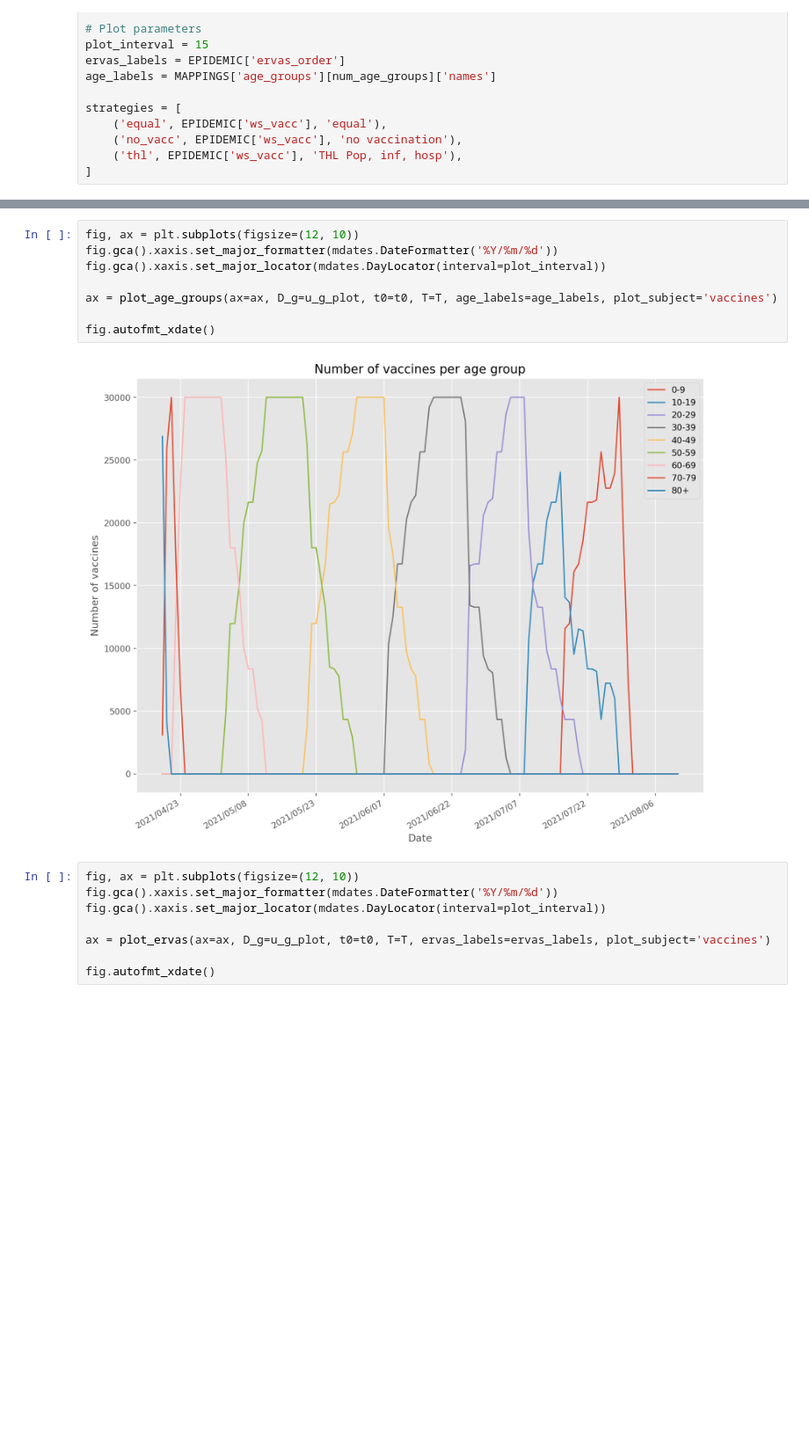
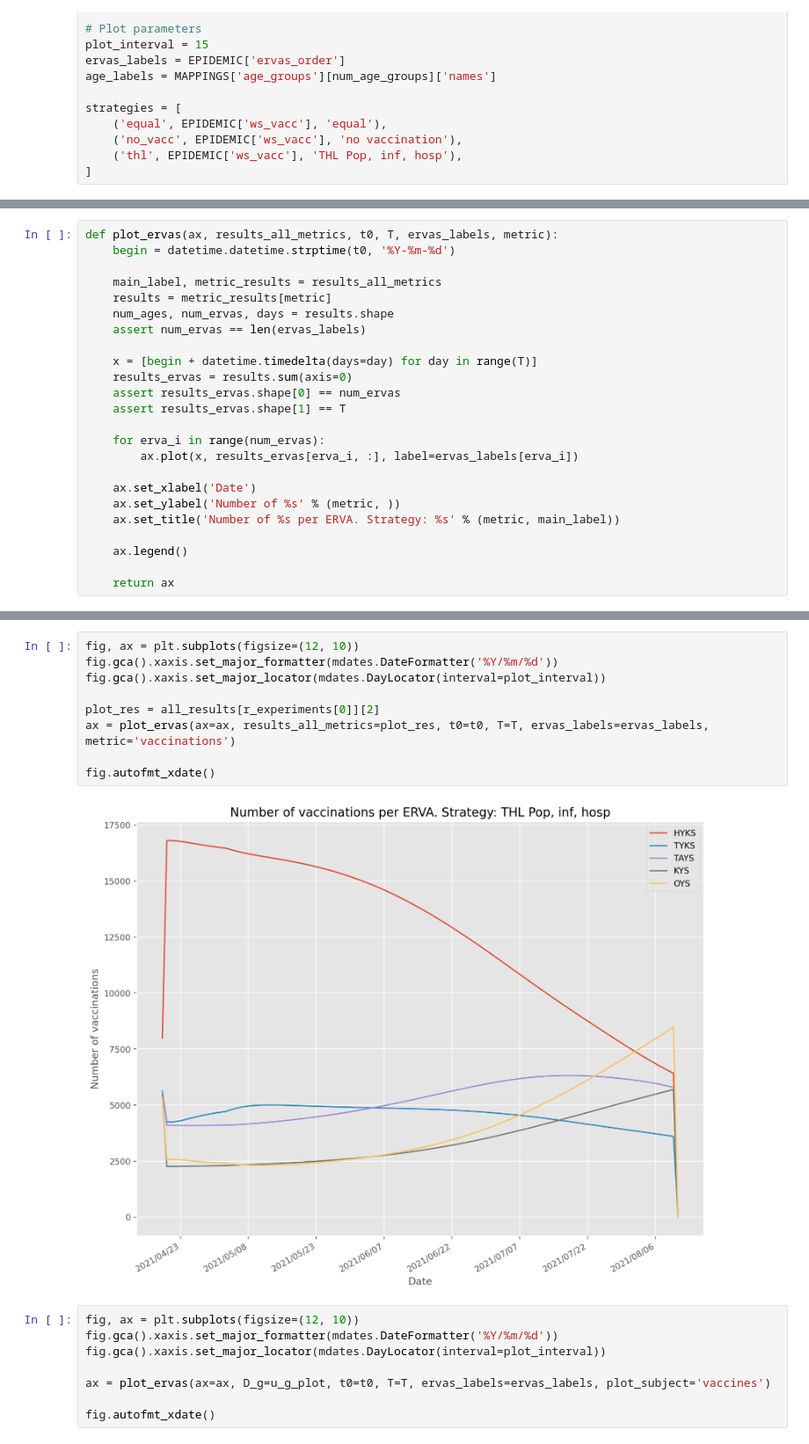
Before and after one commit to FINCoVID19/optimized_vaccination_finland, a Jupyter notebook: compare_vaccination_age_erva.ipynb, the cells around one changed output, grey strips where cells are left out. Shown at 88% size. Saved outputs shown, nothing was run; the diff lists cells and outputs as text; blank space fills up the shorter version.

```diff
--- a/compare_vaccination_age_erva.ipynb
+++ b/compare_vaccination_age_erva.ipynb
@@ -51,0 +51,24 @@ u_g_plot = u_g*age_er_prop
+# %%
+def plot_ervas(ax, results_all_metrics, t0, T, ervas_labels, metric):
+    begin = datetime.datetime.strptime(t0, '%Y-%m-%d')
+
+    main_label, metric_results = results_all_metrics
+    results = metric_results[metric]
+    num_ages, num_ervas, days = results.shape
+    assert num_ervas == len(ervas_labels)
+
+    x = [begin + datetime.timedelta(days=day) for day in range(T)]
+    results_ervas = results.sum(axis=0)
+    assert results_ervas.shape[0] == num_ervas
+    assert results_ervas.shape[1] == T
+
+    for erva_i in range(num_ervas):
+        ax.plot(x, results_ervas[erva_i, :], label=ervas_labels[erva_i])
+
+    ax.set_xlabel('Date')
+    ax.set_ylabel('Number of %s' % (metric, ))
+    ax.set_title('Number of %s per ERVA. Strategy: %s' % (metric, main_label))
+
+    ax.legend()
+
+    return ax
@@ -72,13 +121,14 @@ fig.autofmt_xdate()
 # %%
 fig, ax = plt.subplots(figsize=(12, 10))
 fig.gca().xaxis.set_major_formatter(mdates.DateFormatter('%Y/%m/%d'))
 fig.gca().xaxis.set_major_locator(mdates.DayLocator(interval=plot_interval))
 
-ax = plot_age_groups(ax=ax, D_g=u_g_plot, t0=t0, T=T, age_labels=age_labels, plot_subject='vaccines')
+plot_res = all_results[r_experiments[0]][2]
+ax = plot_ervas(ax=ax, results_all_metrics=plot_res, t0=t0, T=T, ervas_labels=ervas_labels, metric='vaccinations')
 
 fig.autofmt_xdate()
 # %% [output]
-[figure, old version]
+[figure, new version]
 # %%
 fig, ax = plt.subplots(figsize=(12, 10))
 fig.gca().xaxis.set_major_formatter(mdates.DateFormatter('%Y/%m/%d'))
```
Also changed, not shown: parts of 5 cells of this notebook, 2 other files.
